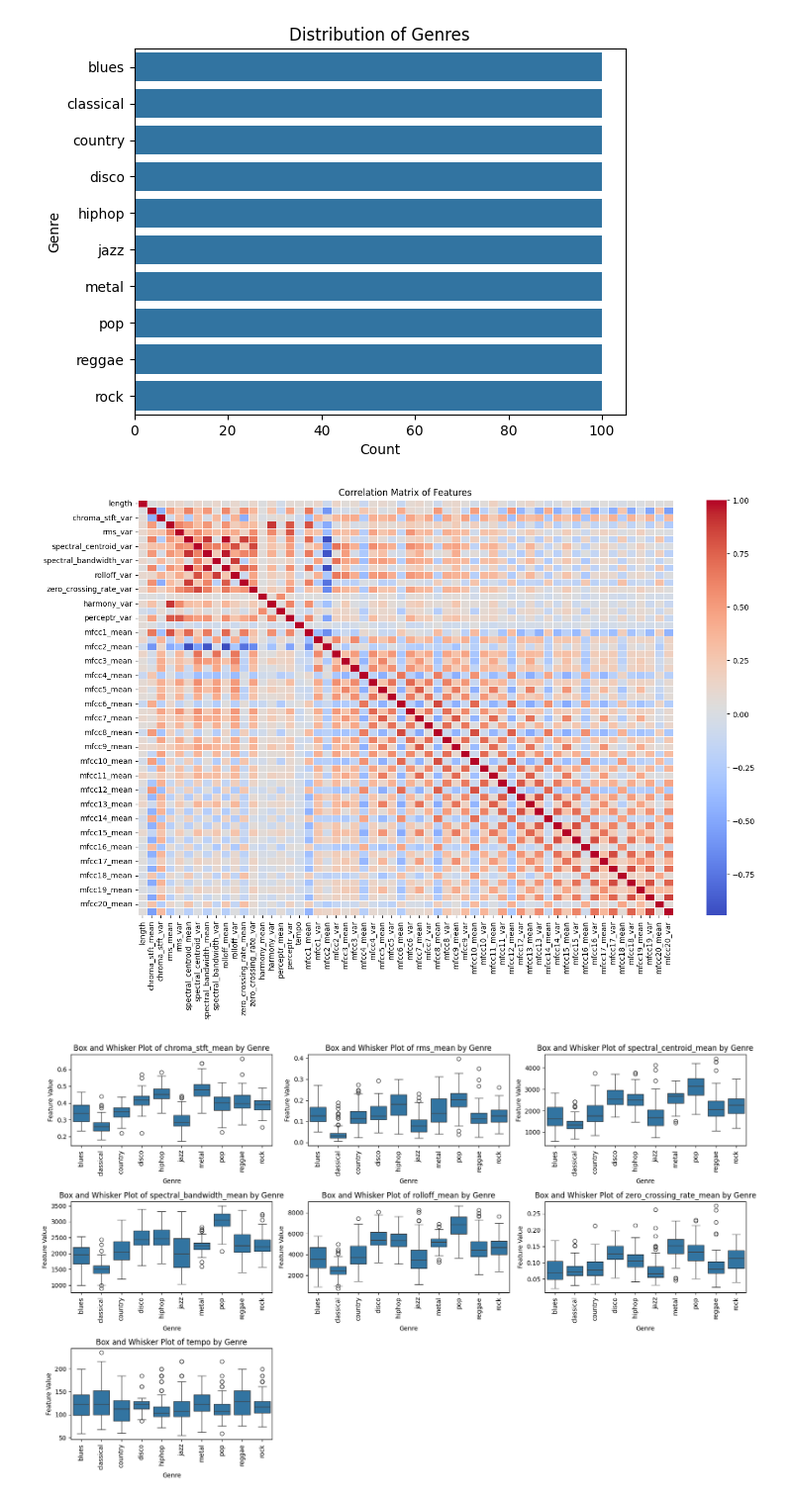
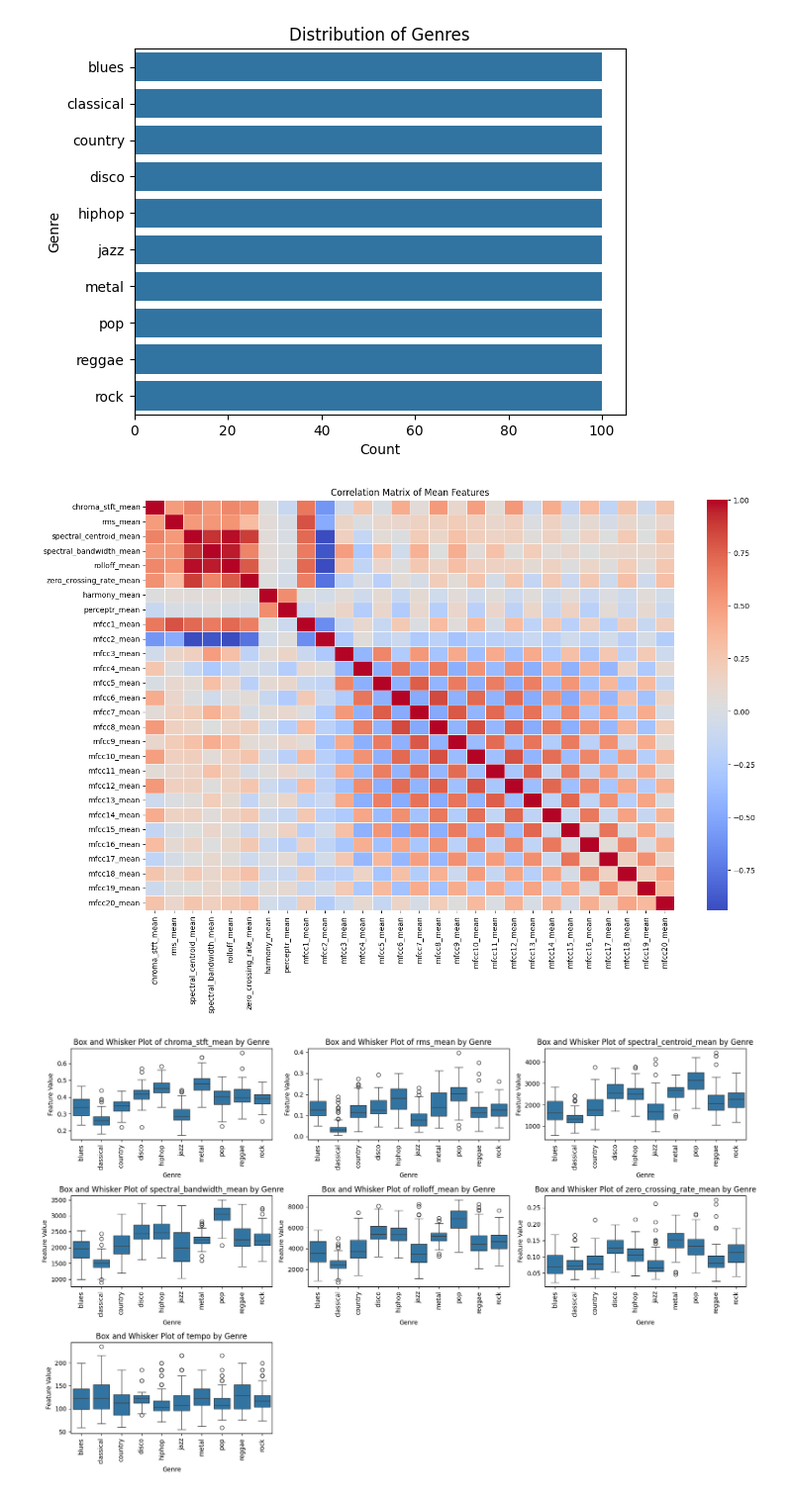
Before and after one commit to griffinr/MusicClassificationModels, a Jupyter notebook: Data_Exploration.ipynb, the cells around one changed output. Shown: that part at 99% size. Cells and saved outputs as stored; diff of their text form; code cells hidden in the pictures.

```diff
--- a/Data_Exploration.ipynb
+++ b/Data_Exploration.ipynb
@@ -151,15 +149,19 @@ plt.show()
 # %% [output]
 [figure]
 # %%
-# Compute the correlation matrix
-corr = data_30.drop(columns=['label']).corr()
+# Select only the mean feature columns
+mean_feature_columns = [col for col in data_30.columns if 'mean' in col]
 
+# Compute the correlation matrix for the mean features
+corr = data_30[mean_feature_columns].corr()
+
+# Plot the heatmap of the correlation matrix
 plt.figure(figsize=(16, 10))
 sns.heatmap(corr, annot=False, cmap='coolwarm', linewidths=0.5)
-plt.title('Correlation Matrix of Features')
+plt.title('Correlation Matrix of Mean Features')
 plt.show()
 # %% [output]
-[figure, old version]
+[figure, new version]
 # %%
 # Key Features
 
```
Also changed, not shown: parts of 10 cells of this notebook, 1 other file.
